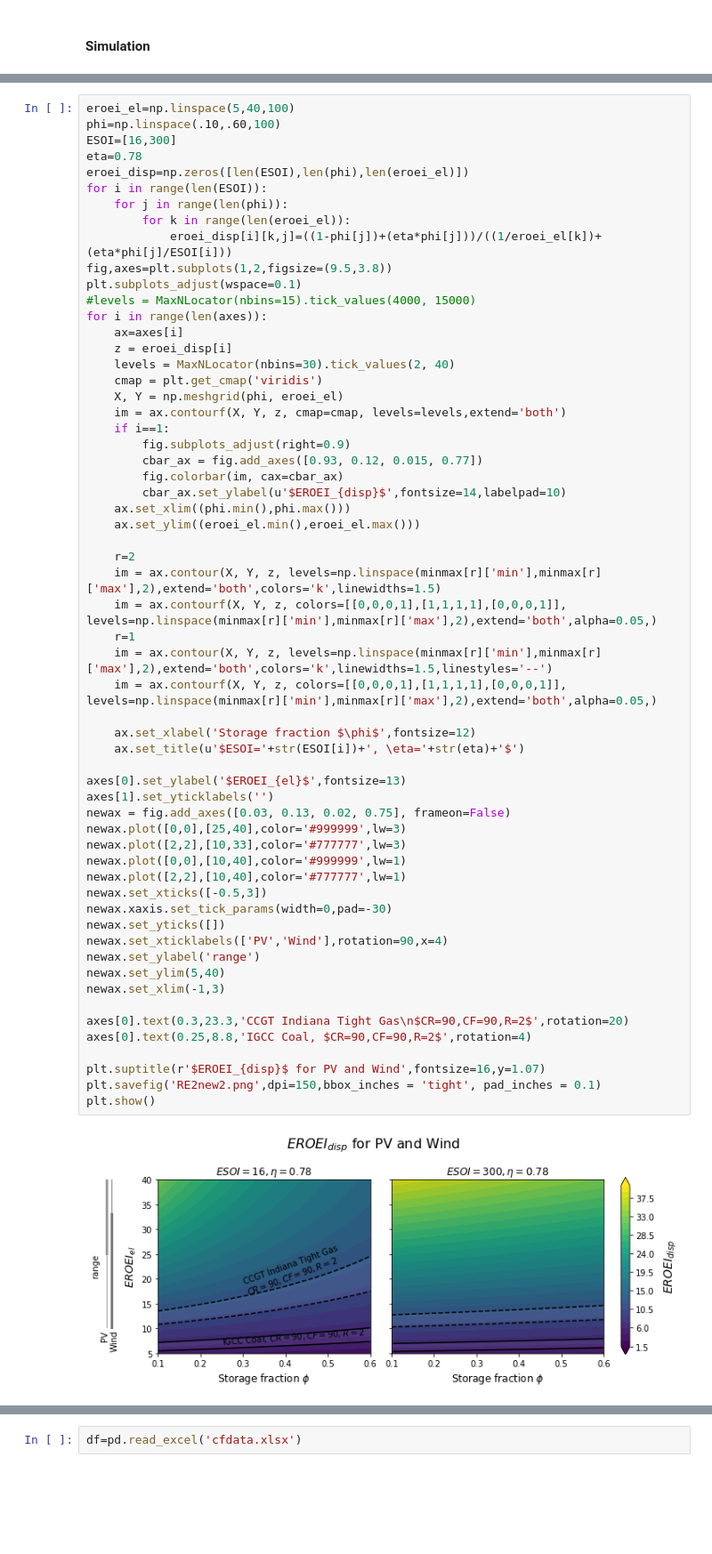
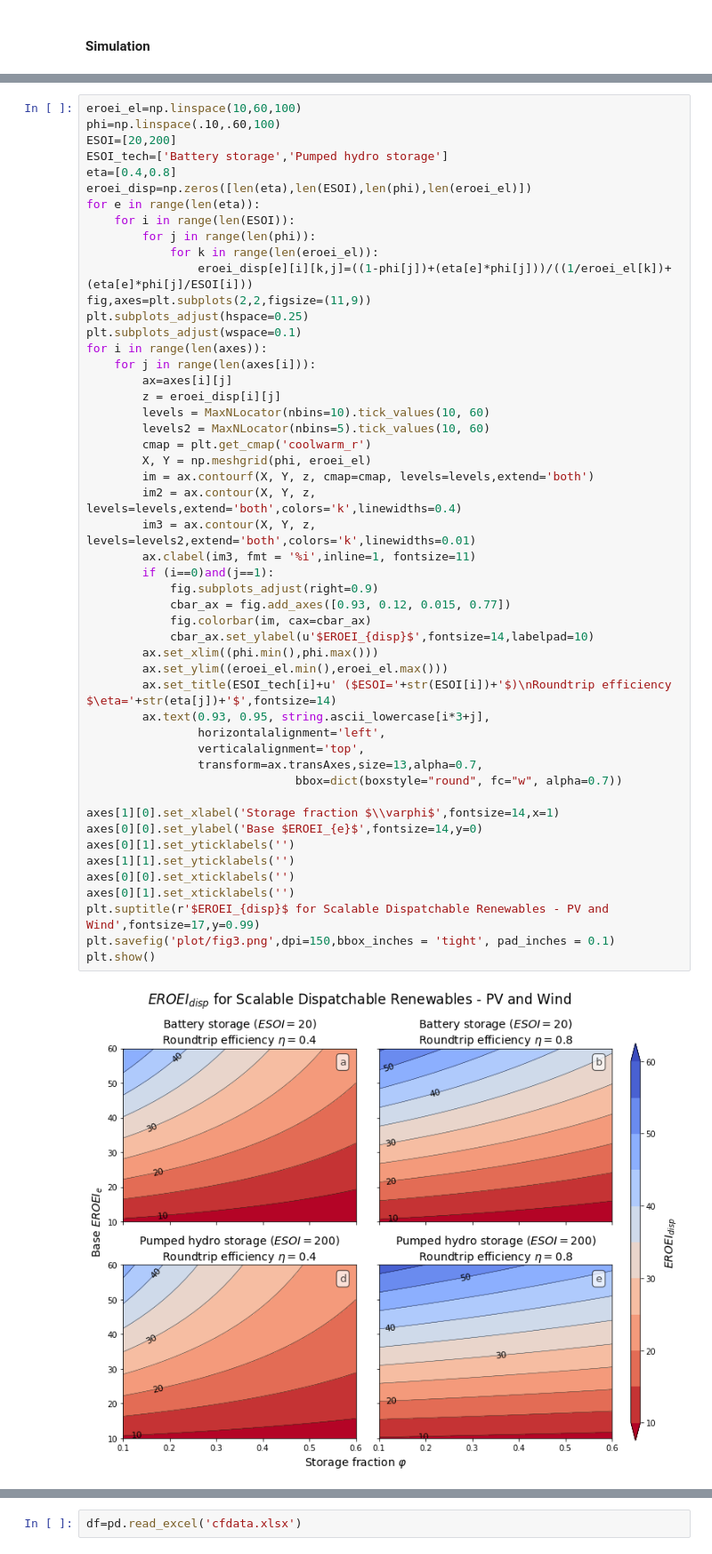
Before and after one commit to csaladenes/sustainable-energy-transitions, a Jupyter notebook: ccs/eroei-ccs-workbook.ipynb, the cells around one changed output, grey strips where cells are left out. Shown at 89% size. Saved outputs shown, nothing was run; the diff lists cells and outputs as text; blank space fills up the shorter version.

```diff
--- a/ccs/eroei-ccs-workbook.ipynb
+++ b/ccs/eroei-ccs-workbook.ipynb
@@ -375,61 +317,52 @@ RE
 # %%
-eroei_el=np.linspace(5,40,100)
+eroei_el=np.linspace(10,60,100)
 phi=np.linspace(.10,.60,100)
-ESOI=[16,300]
-eta=0.78
-eroei_disp=np.zeros([len(ESOI),len(phi),len(eroei_el)])
-for i in range(len(ESOI)):
-    for j in range(len(phi)):
-        for k in range(len(eroei_el)):
-            eroei_disp[i][k,j]=((1-phi[j])+(eta*phi[j]))/((1/eroei_el[k])+(eta*phi[j]/ESOI[i]))
-fig,axes=plt.subplots(1,2,figsize=(9.5,3.8))
+ESOI=[20,200]
+ESOI_tech=['Battery storage','Pumped hydro storage']
+eta=[0.4,0.8]
+eroei_disp=np.zeros([len(eta),len(ESOI),len(phi),len(eroei_el)])
+for e in range(len(eta)):
+    for i in range(len(ESOI)):
+        for j in range(len(phi)):
+            for k in range(len(eroei_el)):
+                eroei_disp[e][i][k,j]=((1-phi[j])+(eta[e]*phi[j]))/((1/eroei_el[k])+(eta[e]*phi[j]/ESOI[i]))
+fig,axes=plt.subplots(2,2,figsize=(11,9))
+plt.subplots_adjust(hspace=0.25)
 plt.subplots_adjust(wspace=0.1)
-#levels = MaxNLocator(nbins=15).tick_values(4000, 15000)
 for i in range(len(axes)):
-    ax=axes[i]
-    z = eroei_disp[i]
-    levels = MaxNLocator(nbins=30).tick_values(2, 40)
-    cmap = plt.get_cmap('viridis')
-    X, Y = np.meshgrid(phi, eroei_el)
-    im = ax.contourf(X, Y, z, cmap=cmap, levels=levels,extend='both')
-    if i==1:
-        fig.subplots_adjust(right=0.9)
-        cbar_ax = fig.add_axes([0.93, 0.12, 0.015, 0.77])
-        fig.colorbar(im, cax=cbar_ax)
-        cbar_ax.set_ylabel(u'$EROEI_{disp}$',fontsize=14,labelpad=10)
-    ax.set_xlim((phi.min(),phi.max()))
-    ax.set_ylim((eroei_el.min(),eroei_el.max()))
+    for j in range(len(axes[i])):
+        ax=axes[i][j]
+        z = eroei_disp[i][j]
+        levels = MaxNLocator(nbins=10).tick_values(10, 60)
+        levels2 = MaxNLocator(nbins=5).tick_values(10, 60)
+        cmap = plt.get_cmap('coolwarm_r')
+        X, Y = np.meshgrid(phi, eroei_el)
+        im = ax.contourf(X, Y, z, cmap=cmap, levels=levels,extend='both')
+        im2 = ax.contour(X, Y, z, levels=levels,extend='both',colors='k',linewidths=0.4)
+        im3 = ax.contour(X, Y, z, levels=levels2,extend='both',colors='k',linewidths=0.01)
+        ax.clabel(im3, fmt = '%i',inline=1, fontsize=11)
+        if (i==0)and(j==1):
+            fig.subplots_adjust(right=0.9)
+            cbar_ax = fig.add_axes([0.93, 0.12, 0.015, 0.77])
+            fig.colorbar(im, cax=cbar_ax)
+            cbar_ax.set_ylabel(u'$EROEI_{disp}$',fontsize=14,labelpad=10)
+        ax.set_xlim((phi.min(),phi.max()))
+        ax.set_ylim((eroei_el.min(),eroei_el.max()))
+        ax.set_title(ESOI_tech[i]+u' ($ESOI='+str(ESOI[i])+'$)\nRoundtrip efficiency $\eta='+str(eta[j])+'$',fontsize=14)
+        ax.text(0.93, 0.95, string.ascii_lowercase[i*3+j],
+                horizontalalignment='left',
+                verticalalignment='top',
+                transform=ax.transAxes,size=13,alpha=0.7,
+                              bbox=dict(boxstyle="round", fc="w", alpha=0.7))
 
-    r=2
-    im = ax.contour(X, Y, z, levels=np.linspace(minmax[r]['min'],minmax[r]['max'],2),extend='both',colors='k',linewidths=1.5)
-    im = ax.contourf(X, Y, z, colors=[[0,0,0,1],[1,1,1,1],[0,0,0,1]], levels=np.linspace(minmax[r]['min'],minmax[r]['max'],2),extend='both',alpha=0.05,)
-    r=1
-    im = ax.contour(X, Y, z, levels=np.linspace(minmax[r]['min'],minmax[r]['max'],2),extend='both',colors='k',linewidths=1.5,linestyles='--')
-    im = ax.contourf(X, Y, z, colors=[[0,0,0,1],[1,1,1,1],[0,0,0,1]], levels=np.linspace(minmax[r]['min'],minmax[r]['max'],2),extend='both',alpha=0.05,)
-
-    ax.set_xlabel('Storage fraction $\phi$',fontsize=12)
-    ax.set_title(u'$ESOI='+str(ESOI[i])+', \eta='+str(eta)+'$')
-
-axes[0].set_ylabel('$EROEI_{el}$',fontsize=13)
-axes[1].set_yticklabels('')
-newax = fig.add_axes([0.03, 0.13, 0.02, 0.75], frameon=False)
-newax.plot([0,0],[25,40],color='#999999',lw=3)
-newax.plot([2,2],[10,33],color='#777777',lw=3)
-newax.plot([0,0],[10,40],color='#999999',lw=1)
-newax.plot([2,2],[10,40],color='#777777',lw=1)
-newax.set_xticks([-0.5,3])
-newax.xaxis.set_tick_params(width=0,pad=-30)
-newax.set_yticks([])
-newax.set_xticklabels(['PV','Wind'],rotation=90,x=4)
-newax.set_ylabel('range')
-newax.set_ylim(5,40)
-newax.set_xlim(-1,3)
-
-axes[0].text(0.3,23.3,'CCGT Indiana Tight Gas\n$CR=90,CF=90,R=2$',rotation=20)
-axes[0].text(0.25,8.8,'IGCC Coal, $CR=90,CF=90,R=2$',rotation=4)
-
-plt.suptitle(r'$EROEI_{disp}$ for PV and Wind',fontsize=16,y=1.07)
-plt.savefig('RE2new2.png',dpi=150,bbox_inches = 'tight', pad_inches = 0.1)
+axes[1][0].set_xlabel('Storage fraction $\\varphi$',fontsize=14,x=1)
+axes[0][0].set_ylabel('Base $EROEI_{e}$',fontsize=14,y=0)
+axes[0][1].set_yticklabels('')
+axes[1][1].set_yticklabels('')
+axes[0][0].set_xticklabels('')
+axes[0][1].set_xticklabels('')
+plt.suptitle(r'$EROEI_{disp}$ for Scalable Dispatchable Renewables - PV and Wind',fontsize=17,y=0.99)
+plt.savefig('plot/fig3.png',dpi=150,bbox_inches = 'tight', pad_inches = 0.1)
 plt.show()
 # %% [output]
-[figure, old version]
+[figure, new version]
```
Also changed, not shown: parts of 27 cells of this notebook, 9 other files.
